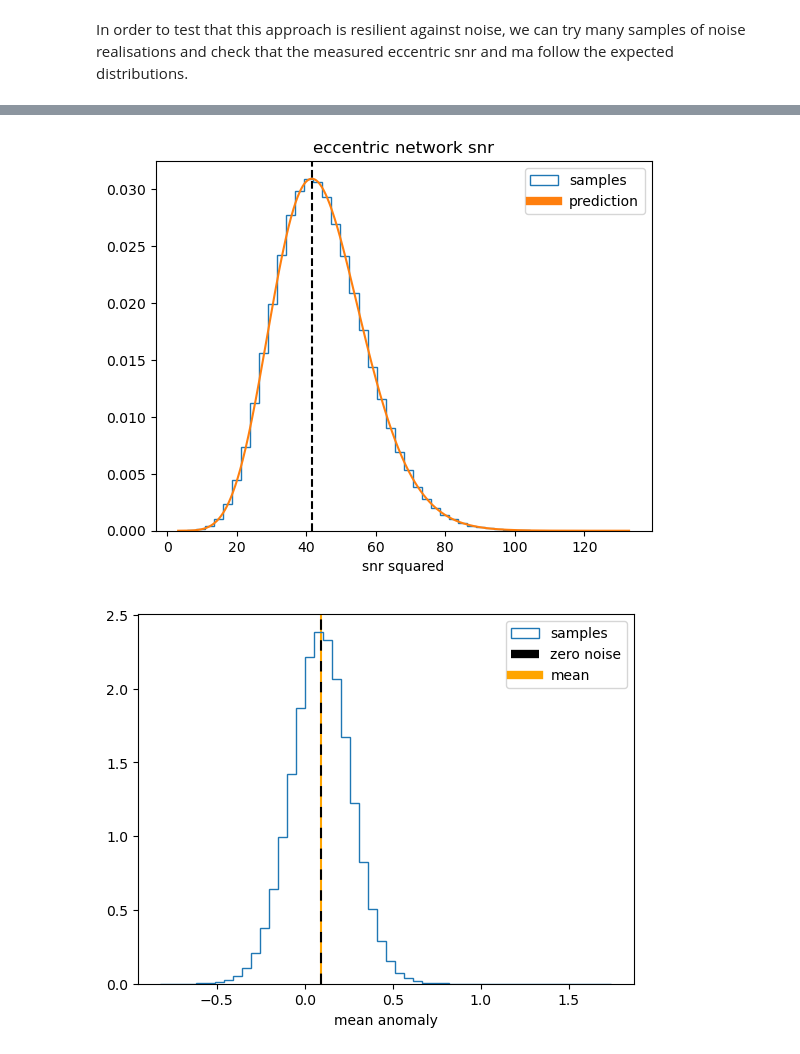
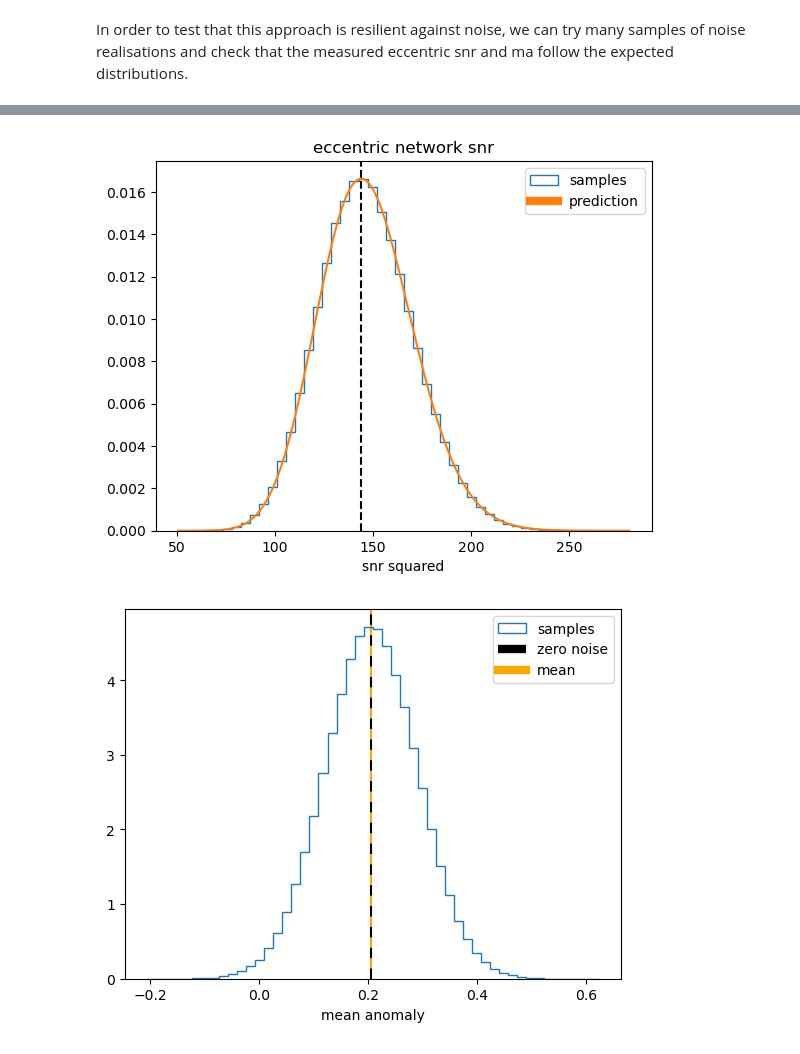
Before and after one commit to BenGPatterson/EccentricBinaries, a Jupyter notebook: notebooks/detector_MA.ipynb, the cells around one changed output, grey strips where cells are left out. Drawn from its saved outputs; the diff is of its cells as text; code cells hidden in the pictures.

```diff
--- a/notebooks/detector_MA.ipynb
+++ b/notebooks/detector_MA.ipynb
@@ -17,7 +17,8 @@ mpl.rcParams.update(mpl.rcParamsDefault)
 # Zero noise example
 # %%
 # Directory to gwf files
-zero_noise_gwfs = 'MA_datafind_injections/zero_noise/output/'
+gwf_choice = 1
+zero_noise_gwfs = f'MA_datafind_injections/zero_noise_{gwf_choice}/output/'
 
 # Generate psd
 ifos = ['H1', 'L1', 'V1']
@@ -51,8 +52,11 @@ for ifo in ifos:
     zero_noise_hs[ifo] = zero_noise_hs[ifo].time_slice(-31, 1)
 # %%
 # Generate eccentric harmonics
-harm_pars = {'ecc10sqrd': 0.2**2, 'mass_1': 40, 'mass_2': 20, 'spin_1x': 0, 'spin_1y': 0, 'spin_1z': 0.2, 'spin_2x': 0, 'spin_2y': 0, 'spin_2z': 0.1, 'distance': 814,
-             'psi': 0.5}
+if gwf_choice == 0:
+    harm_pars = {'ecc10sqrd': 0.2**2, 'mass_1': 39.8, 'mass_2': 20, 'spin_1x': 0, 'spin_1y': 0, 'spin_1z': 0.2, 'spin_2x': 0, 'spin_2y': 0, 'spin_2z': 0.1, 'distance': 814}
+elif gwf_choice == 1:
+    harm_pars = {'ecc10sqrd': 0.3**2, 'mass_1': 60.2, 'mass_2': 40, 'spin_1x': 0, 'spin_1y': 0, 'spin_1z': 0.2, 'spin_2x': 0, 'spin_2y': 0, 'spin_2z': 0.1, 'distance': 814}
+
 df = 1/tlen
 flen = (tlen*sample_rate)//2 + 1
 harms = make_waveform(harm_pars, df, f_low, flen, approximant='TEOBResumS-Dali-Harms', n_ecc_harms=4, n_ecc_gen=6, ecc_harm_psd=psd)
@@ -253,15 +257,15 @@ plt.title('eccentric network snr')
 plt.legend()
 plt.show()
 # %% [output]
-[figure, old version]
+[figure, new version]
 # %%
 # Eccentric network snrs has 3 dof
 _ = plt.hist((ma_samples+np.pi)%(2*np.pi)-np.pi, bins=50, histtype='step', density=True, label='samples')
-plt.axvline(ma, c='k', ls='dashed', dashes=(5, 5), label='zero noise')
+plt.axvline((ma+np.pi)%(2*np.pi)-np.pi, c='k', ls='dashed', dashes=(5, 5), label='zero noise')
 mean_ma = np.mean((ma_samples+np.pi)%(2*np.pi)-np.pi)
-plt.axvline(mean_ma, c='orange', zorder=1, label='mean',)
+plt.axvline((mean_ma+np.pi)%(2*np.pi)-np.pi, c='orange', zorder=1, label='mean',)
 plt.xlabel('mean anomaly')
 plt.legend()
 plt.show()
 # %% [output]
-[figure, old version]
+[figure, new version]
```
Also changed, not shown: parts of 6 cells of this notebook, 16 other files.
